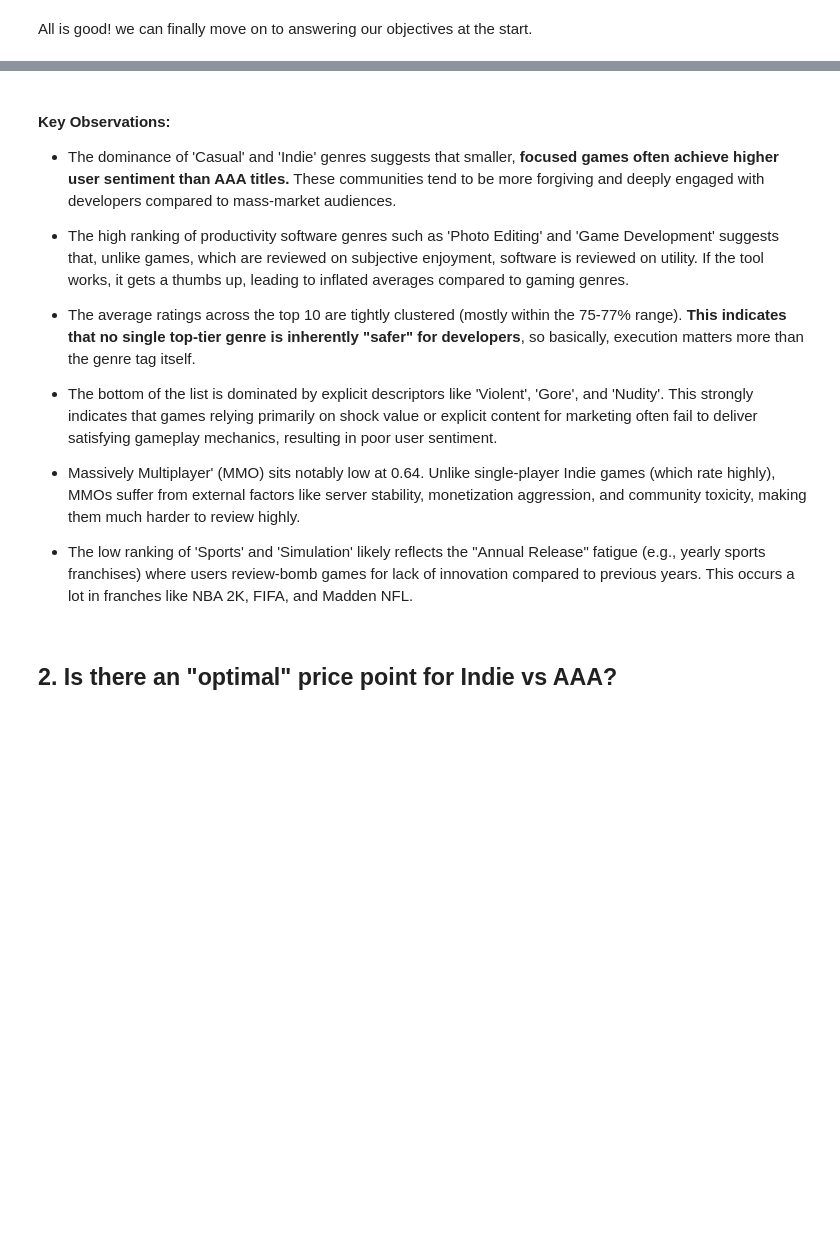
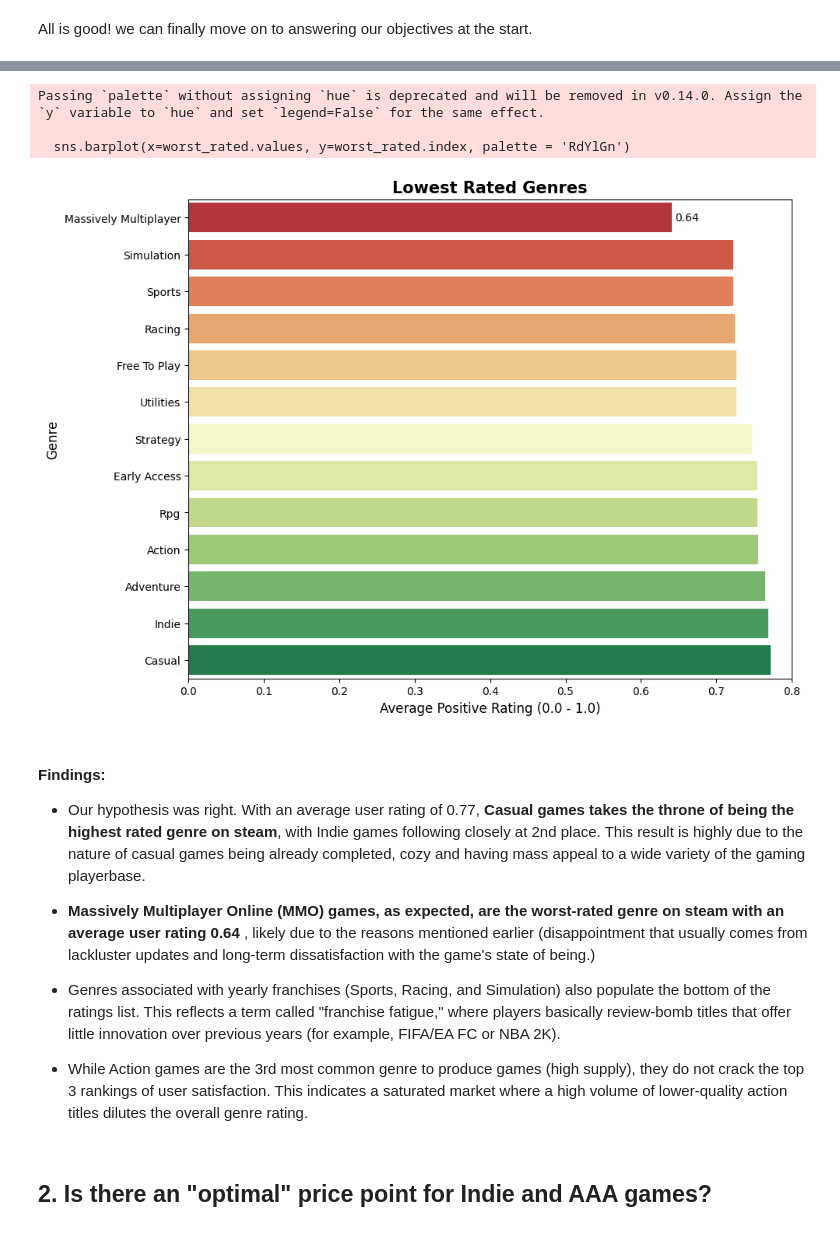
Before and after one commit to frzatla/steam-games-analysis, a Jupyter notebook: notebooks/exploratory_analysis.ipynb, the cells around one changed output, grey strips where cells are left out. Drawn from its saved outputs; the diff is of its cells as text; code cells hidden in the pictures; blank space fills up the shorter version.

```diff
--- a/notebooks/exploratory_analysis.ipynb
+++ b/notebooks/exploratory_analysis.ipynb
@@ -731,15 +744,27 @@ plt.show()
+# %%
+# Which genres have the worst ratings.
+worst_rated = genre_stats.groupby('Genres')['Rating'].mean().sort_values(ascending = True).head(15)
+plt.figure(figsize = (10, 8))
+sns.barplot(x = worst_rated.values, y = worst_rated.index, palette = 'RdYlGn')
+plt.title('Lowest Rated Genres', fontsize = 15, fontweight = 'bold')
+plt.xlabel('Average Positive Rating (0.0 - 1.0)', fontsize = 12)
+plt.ylabel('Genre', fontsize = 12)
+plt.xlim(0.0, 0.8)
+plt.bar_label(plt.gca().containers[0], fmt = '%.2f', padding = 3)
+plt.show()
+# %% [output]
+Passing `palette` without assigning `hue` is deprecated and will be removed in v0.14.0. Assign the `y` variable to `hue` and set `legend=False` for the same effect.
+
+  sns.barplot(x=worst_rated.values, y=worst_rated.index, palette = 'RdYlGn')
+[figure, added]
 # %% [markdown]
-**<h4> Key Observations: </h4>**
-- The dominance of 'Casual' and 'Indie' genres suggests that smaller, **focused games often achieve higher user sentiment than AAA titles.** These communities tend to be more forgiving and deeply engaged with developers compared to mass-market audiences.
+**<h4> Findings: </h4>**
+- Our hypothesis was right. With an average user rating of 0.77, <b>Casual games takes the throne of being the highest rated genre on steam</b>, with Indie games following closely at 2nd place. This result is highly due to the nature of casual games being already completed, cozy and having mass appeal to a wide variety of the gaming playerbase.
 
-- The high ranking of productivity software genres such as 'Photo Editing' and 'Game Development' suggests that, unlike games, which are reviewed on subjective enjoyment, software is reviewed on utility. If the tool works, it gets a thumbs up, leading to inflated averages compared to gaming genres.
+- <b>Massively Multiplayer Online (MMO) games, as expected, are the worst-rated genre on steam with an average user rating 0.64 </b>, likely due to the reasons mentioned earlier (disappointment that usually comes from lackluster updates and long-term dissatisfaction with the game's state of being.)
 
-- The average ratings across the top 10 are tightly clustered (mostly within the 75-77% range). **This indicates that no single top-tier genre is inherently "safer" for developers**, so basically, execution matters more than the genre tag itself.
+- Genres associated with yearly franchises (Sports, Racing, and Simulation) also populate the bottom of the ratings list. This reflects a term called "franchise fatigue," where players basically review-bomb titles that offer little innovation over previous years (for example, FIFA/EA FC or NBA 2K).
 
-- The bottom of the list is dominated by explicit descriptors like 'Violent', 'Gore', and 'Nudity'. This strongly indicates that games relying primarily on shock value or explicit content for marketing often fail to deliver satisfying gameplay mechanics, resulting in poor user sentiment.
-
-- Massively Multiplayer' (MMO) sits notably low at 0.64. Unlike single-player Indie games (which rate highly), MMOs suffer from external factors like server stability, monetization aggression, and community toxicity, making them much harder to review highly.
-
-- The low ranking of 'Sports' and 'Simulation' likely reflects the "Annual Release" fatigue (e.g., yearly sports franchises) where users review-bomb games for lack of innovation compared to previous years. This occurs a lot in franches like NBA 2K, FIFA, and Madden NFL.
+- While Action games are the 3rd most common genre to produce games (high supply), they do not crack the top 3 rankings of user satisfaction. This indicates a saturated market where a high volume of lower-quality action titles dilutes the overall genre rating.
 # %% [markdown]
-**<h2> 2. Is there an "optimal" price point for Indie vs AAA?</h2>**
+**<h2> 2. Is there an "optimal" price point for Indie and AAA games?</h2>**
```
Also changed, not shown: parts of 60 cells of this notebook.
